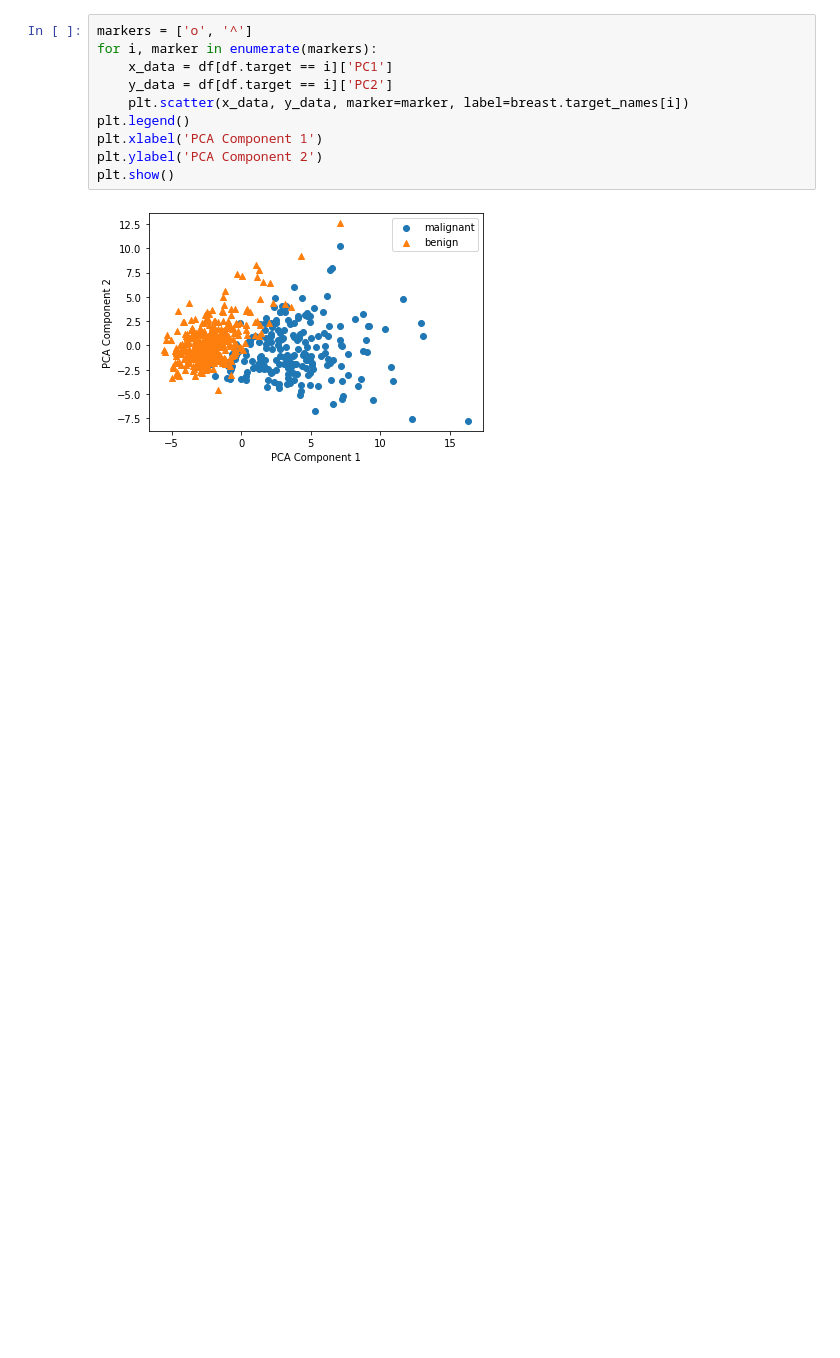
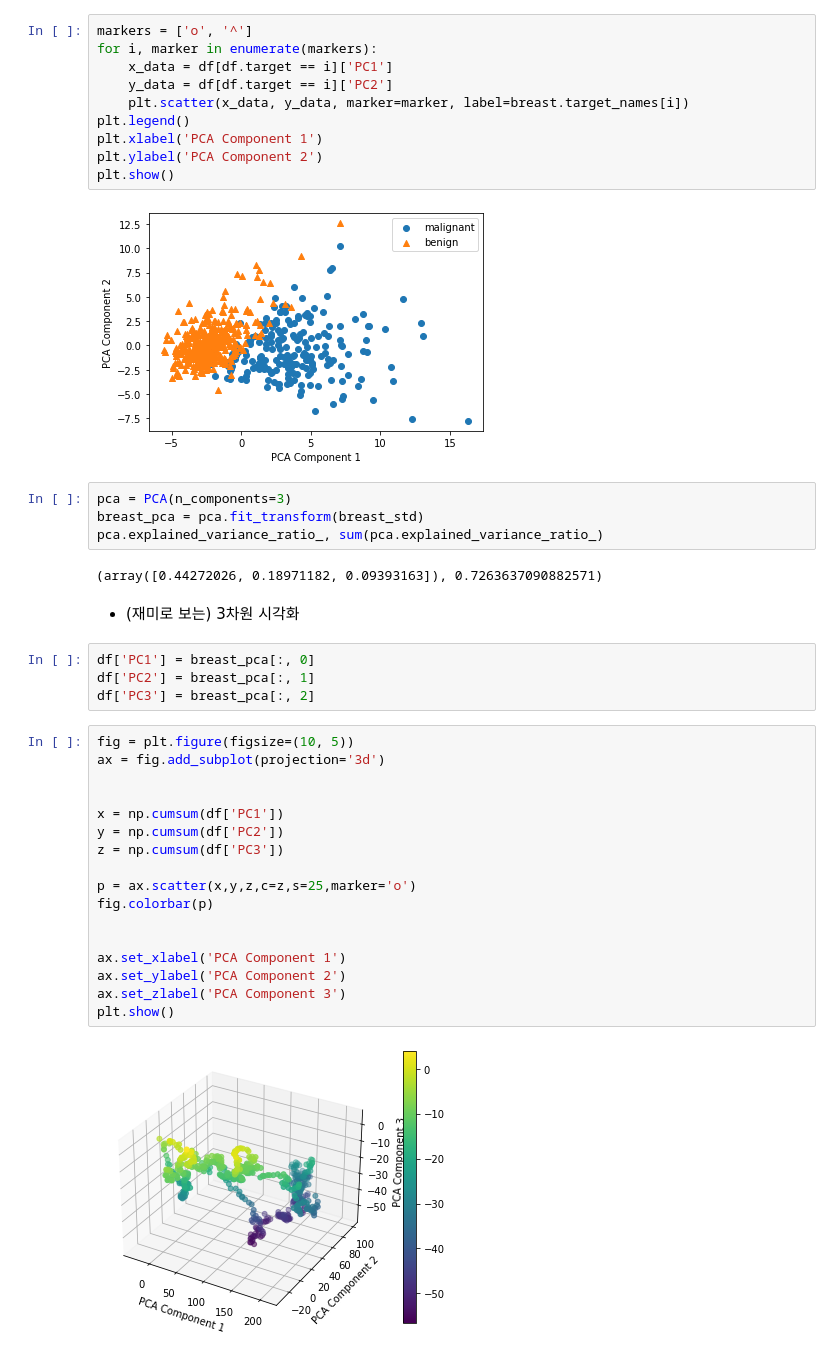
Before and after one commit to DanjyChichi/MachineLearning-2021-12, a Jupyter notebook: 05.PCA_및_군집화/07.Breast_cancer_PCA.ipynb, the cells around one changed output. Drawn from its saved outputs; the diff is of its cells as text; blank space fills up the shorter version.

```diff
--- a/05.PCA_및_군집화/07.Breast_cancer_PCA.ipynb
+++ b/05.PCA_및_군집화/07.Breast_cancer_PCA.ipynb
@@ -105,3 +105,34 @@ plt.ylabel('PCA Component 2')
 plt.show()
 # %% [output]
 [figure]
+# %%
+pca = PCA(n_components=3)
+breast_pca = pca.fit_transform(breast_std)
+pca.explained_variance_ratio_, sum(pca.explained_variance_ratio_)
+# %% [output]
+(array([0.44272026, 0.18971182, 0.09393163]), 0.7263637090882571)
+# %% [markdown]
+- (재미로 보는) 3차원 시각화
+# %%
+df['PC1'] = breast_pca[:, 0]
+df['PC2'] = breast_pca[:, 1]
+df['PC3'] = breast_pca[:, 2]
+# %%
+fig = plt.figure(figsize=(10, 5))
+ax = fig.add_subplot(projection='3d')
+
+
+x = np.cumsum(df['PC1'])
+y = np.cumsum(df['PC2'])
+z = np.cumsum(df['PC3'])
+
+p = ax.scatter(x,y,z,c=z,s=25,marker='o')
+fig.colorbar(p)
+
+
+ax.set_xlabel('PCA Component 1')
+ax.set_ylabel('PCA Component 2')
+ax.set_zlabel('PCA Component 3')
+plt.show()
+# %% [output]
+[figure, added]
```
Also changed, not shown: parts of 3 cells of this notebook, 1 other file.
